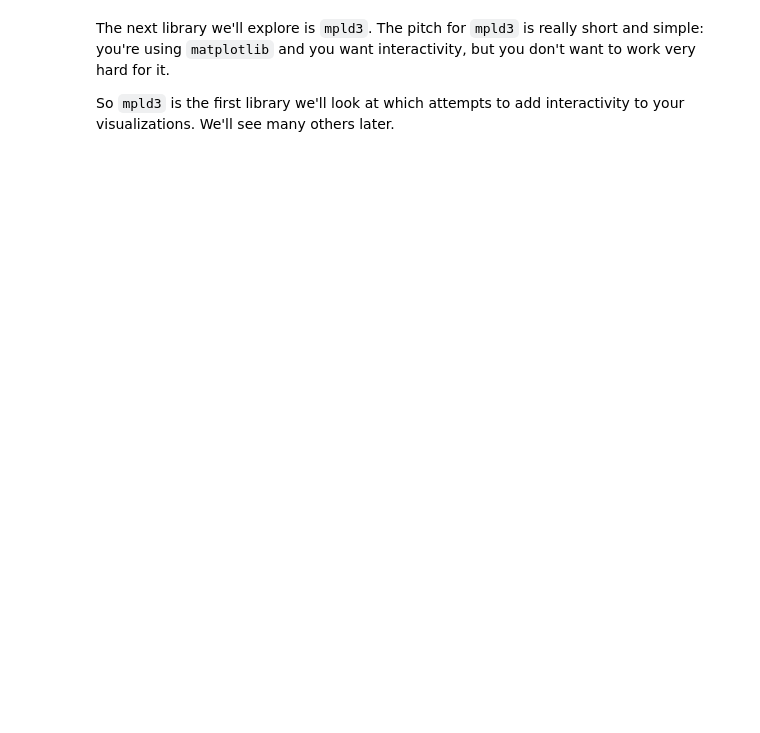
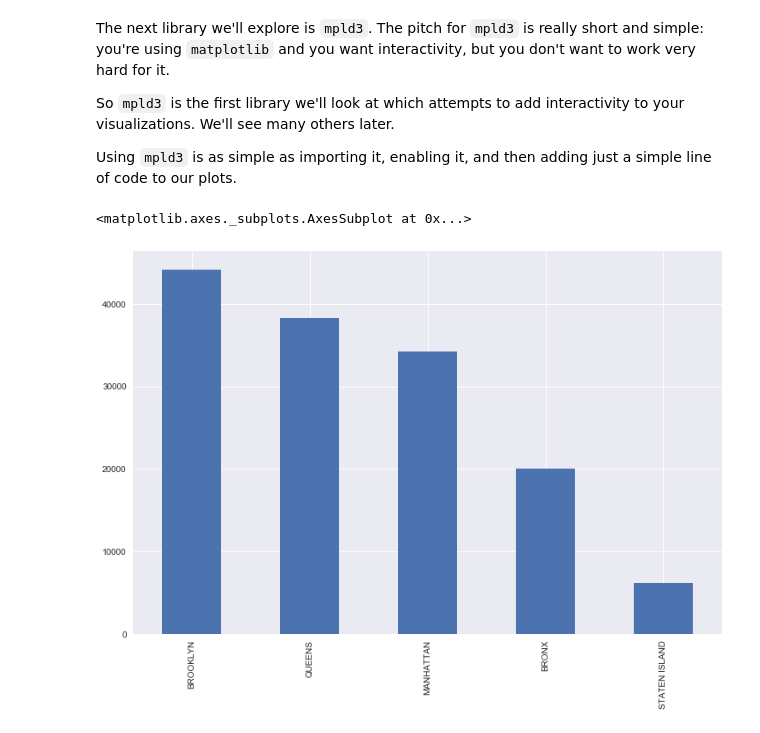
Before and after one commit to ResidentMario/plotting-tools, a Jupyter notebook: notebooks/06-mpld3.ipynb, the cells around one changed output. Saved outputs shown, nothing was run; the diff lists cells and outputs as text; code cells hidden in the pictures; blank space fills up the shorter version.

```diff
--- a/notebooks/06-mpld3.ipynb
+++ b/notebooks/06-mpld3.ipynb
@@ -17,3 +17,5 @@ collisions.head()
 The next library we'll explore is `mpld3`. The pitch for `mpld3` is really short and simple: you're using `matplotlib` and you want interactivity, but you don't want to work very hard for it.
 
 So `mpld3` is the first library we'll look at which attempts to add interactivity to your visualizations. We'll see many others later.
+
+Using `mpld3` is as simple as importing it, enabling it, and then adding just a simple line of code to our plots.
@@ -19,0 +25,7 @@ So `mpld3` is the first library we'll look at which attempts to add interactivit
+# %%
+df = collisions['BOROUGH'].value_counts()
+
+df.plot.bar(figsize=(12, 8))
+# %% [output]
+<matplotlib.axes._subplots.AxesSubplot at 0x...>
+[figure, added]
```
Also changed, not shown: parts of 13 cells of this notebook, 1 other file.
